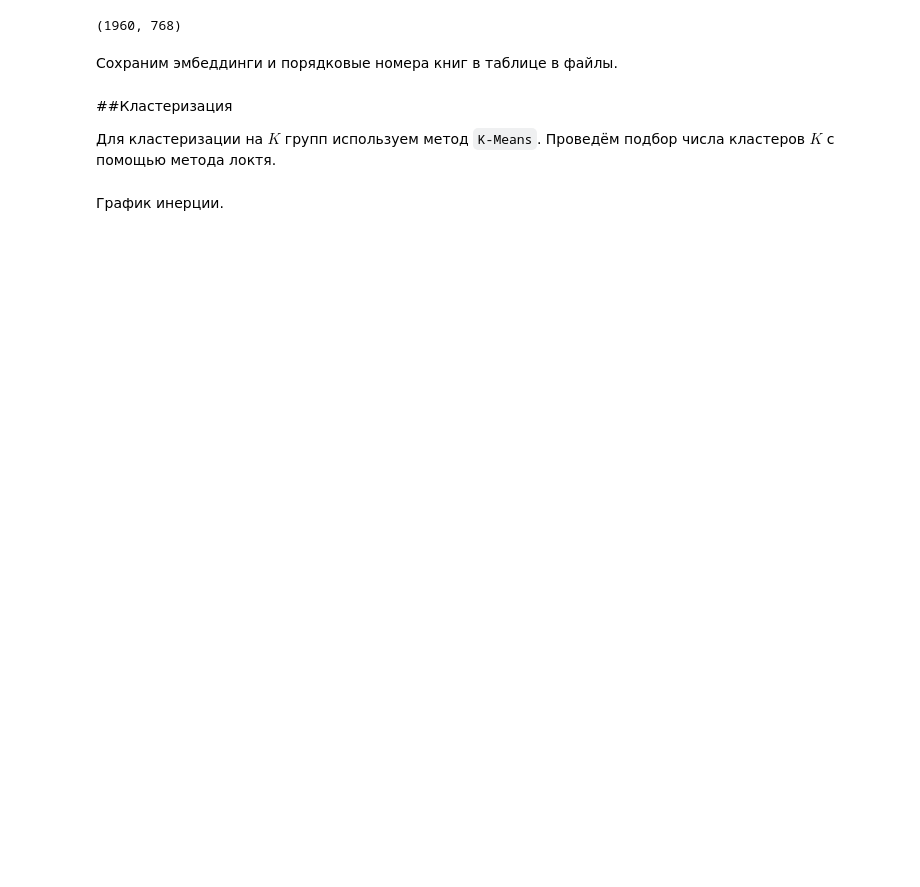
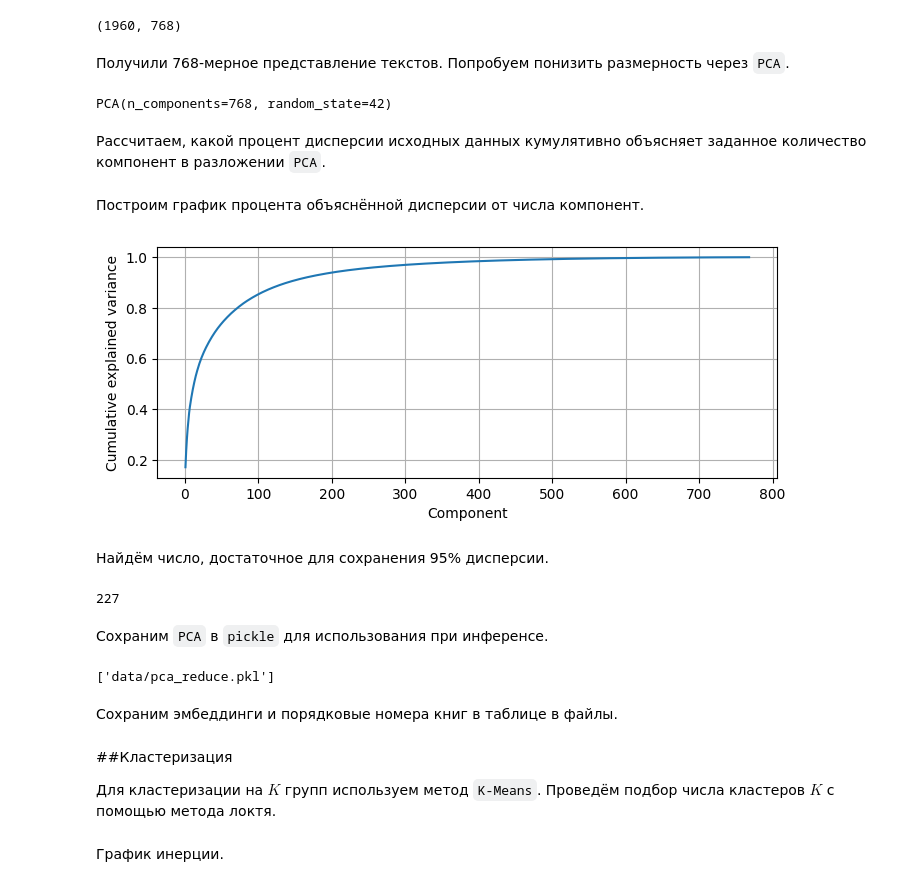
Before and after one commit to pymlex/mephi-library-search, a Jupyter notebook: biti_mephi_books_semantic_search.ipynb, the cells around one changed output. Drawn from its saved outputs; the diff is of its cells as text; code cells hidden in the pictures; blank space fills up the shorter version.

```diff
--- a/biti_mephi_books_semantic_search.ipynb
+++ b/biti_mephi_books_semantic_search.ipynb
@@ -191,3 +210,15 @@ embeddings = np.vstack(all_vecs)
 embeddings.shape
 # %% [output]
 (1960, 768)
+# %% [markdown]
+Получили 768-мерное представление текстов. Попробуем понизить размерность через `PCA`.
+# %%
+from sklearn.decomposition import PCA
+
+n_max = 768
+pca_full = PCA(n_components=n_max, random_state=42)
+pca_full.fit(embeddings)
+# %% [output]
+PCA(n_components=768, random_state=42)
+# %% [markdown]
+Рассчитаем, какой процент дисперсии исходных данных кумулятивно объясняет заданное количество компонент в разложении `PCA`.
@@ -193,0 +233,19 @@ embeddings.shape
+# %% [markdown]
+Построим график процента объяснённой дисперсии от числа компонент.
+# %%
+plt.figure(figsize=(8,3))
+plt.plot(df_pca['component'], df_pca['cumulative_explained_variance'])
+plt.xlabel('Component')
+plt.ylabel('Cumulative explained variance')
+plt.grid(True)
+plt.show()
+# %% [output]
+[figure, added]
+# %% [markdown]
+Найдём число, достаточное для сохранения 95% дисперсии.
+# %%
+threshold = 0.95
+k95 = int(np.argmax(cum >= threshold)) + 1
+k95
+# %% [output]
+227
@@ -194,3 +255,13 @@ embeddings.shape
+# %% [markdown]
+Сохраним `PCA` в `pickle` для использования при инференсе.
+# %%
+from joblib import dump
+import os
+
+os.makedirs('data', exist_ok=True)
+dump(pca_reduce, 'data/pca_reduce.pkl')
+# %% [output]
+['data/pca_reduce.pkl']
 # %% [markdown]
 Сохраним эмбеддинги и порядковые номера книг в таблице в файлы.
 # %%
```
Also changed, not shown: parts of 19 cells of this notebook, 6 other files.
